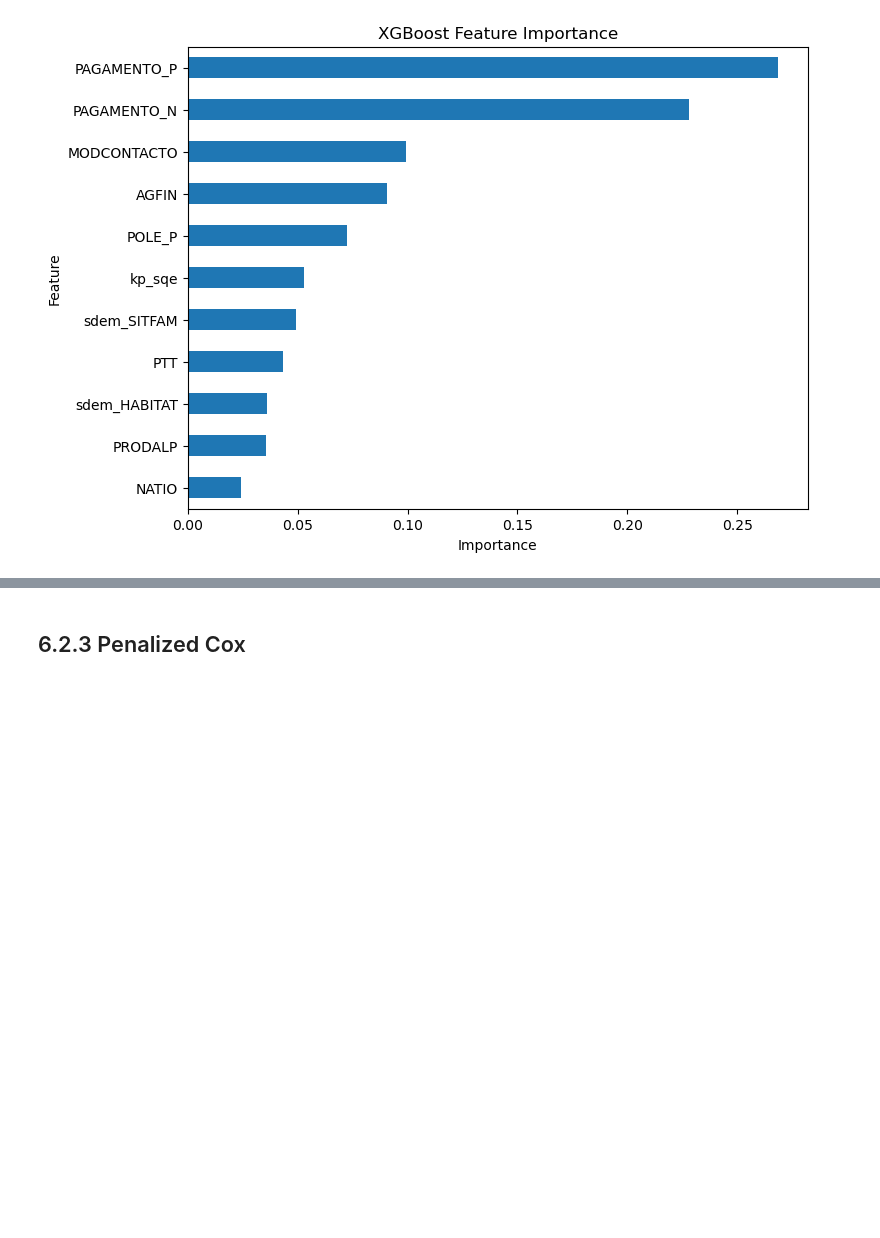
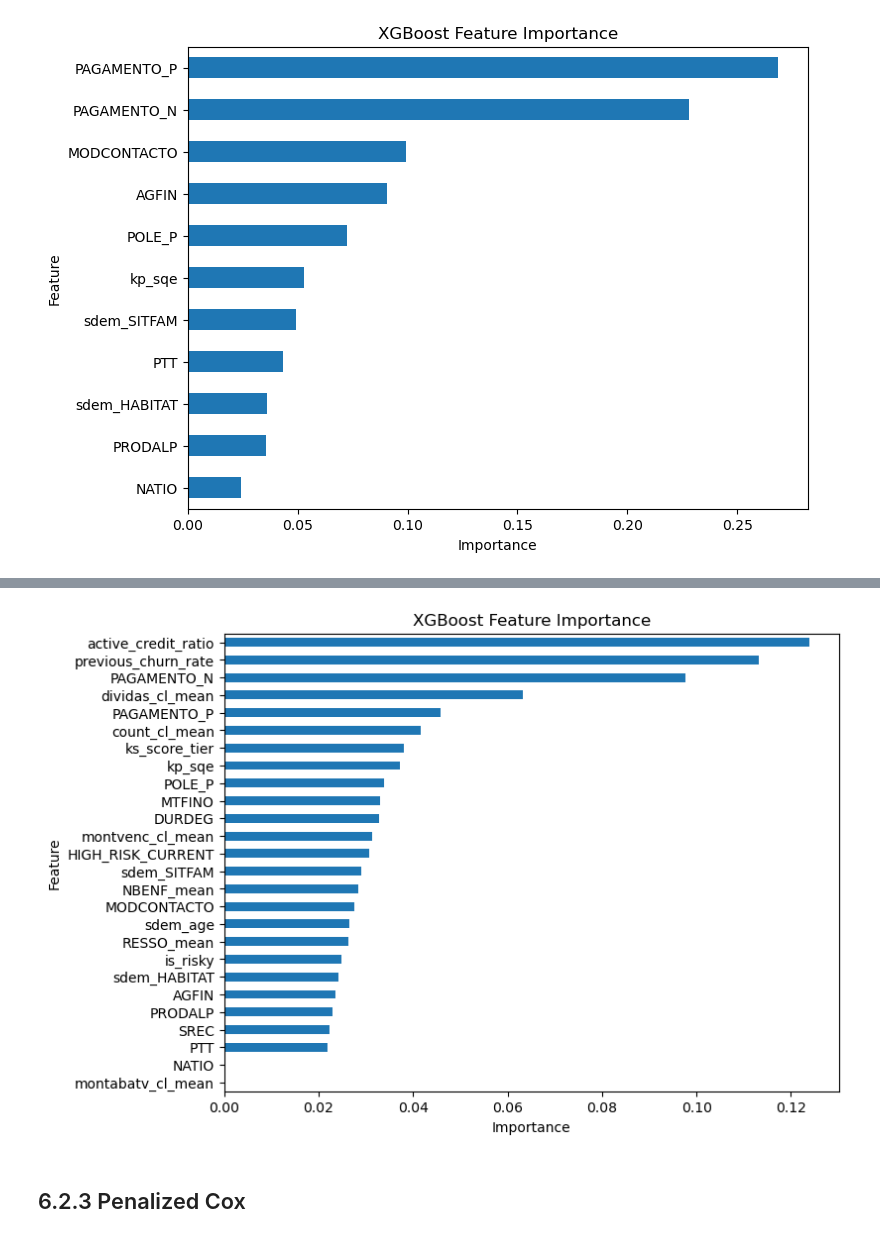
Before and after one commit to Alanog10/BNP-Paribas, a Jupyter notebook: Classification João.ipynb, the cells around one changed output, grey strips where cells are left out. Saved outputs shown, nothing was run; the diff lists cells and outputs as text; code cells hidden in the pictures; blank space fills up the shorter version.

```diff
--- a/Classification João.ipynb
+++ b/Classification João.ipynb
@@ -921,3 +921,36 @@ plt.ylabel("Feature")
 plt.show()
 # %% [output]
 [figure]
+# %%
+neg = (y_train == 0).sum()
+pos = (y_train == 1).sum()
+
+scale_pos_weight = neg / pos
+
+xgb_full = XGBClassifier(
+    n_estimators=300,
+    max_depth=4,
+    learning_rate=0.05,
+    subsample=0.8,
+    colsample_bytree=0.8,
+    random_state=42,
+    n_jobs=-1,
+    eval_metric='logloss',
+    scale_pos_weight=scale_pos_weight
+)
+
+xgb_full.fit(X_train_full_rf_xgb, y_train)
+
+y_val_pred = xgb_full.predict(X_val_full_rf_xgb)
+y_val_prob = xgb_full.predict_proba(X_val_full_rf_xgb)[:,1]
+
+print(classification_report(y_val, y_val_pred))
+print("Validation ROC-AUC:", roc_auc_score(y_val, y_val_prob))
+
+xgb_full_importance = pd.Series(
+    xgb_full.feature_importances_,
+    index=X_train_full_rf_xgb.columns
+).sort_values(ascending=False)
+
+print("\nTop 25 XGBoost full feature importances:")
+print(xgb_full_importance.head(25))
@@ -924,3 +975,12 @@ plt.show()
+# %%
+plt.figure(figsize=(8,6))
+xgb_full_importance.sort_values(ascending=True).plot(kind='barh')
+plt.title("XGBoost Feature Importance")
+plt.xlabel("Importance")
+plt.ylabel("Feature")
+plt.show()
+# %% [output]
+[figure, added]
 # %% [markdown]
 ## 6.2.3 Penalized Cox
 # %%
```
Also changed, not shown: parts of 1 cell of this notebook, 1 other file.
